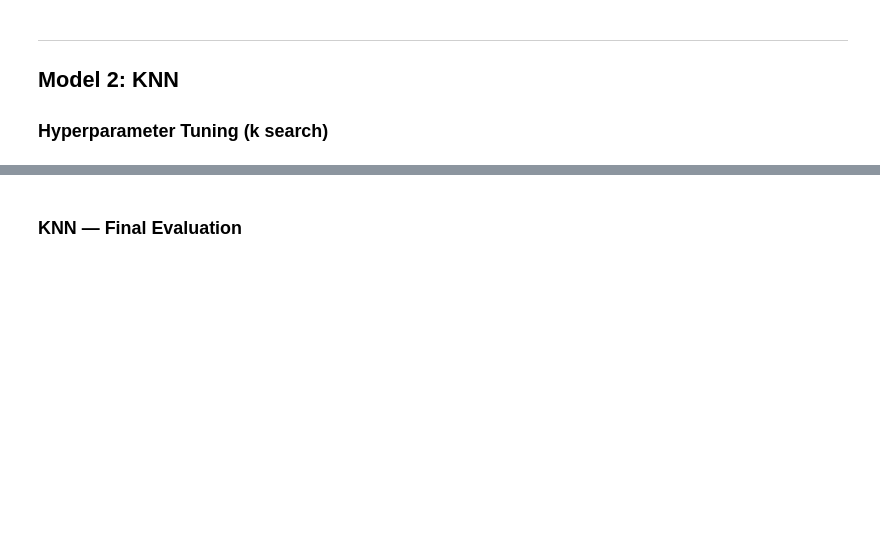
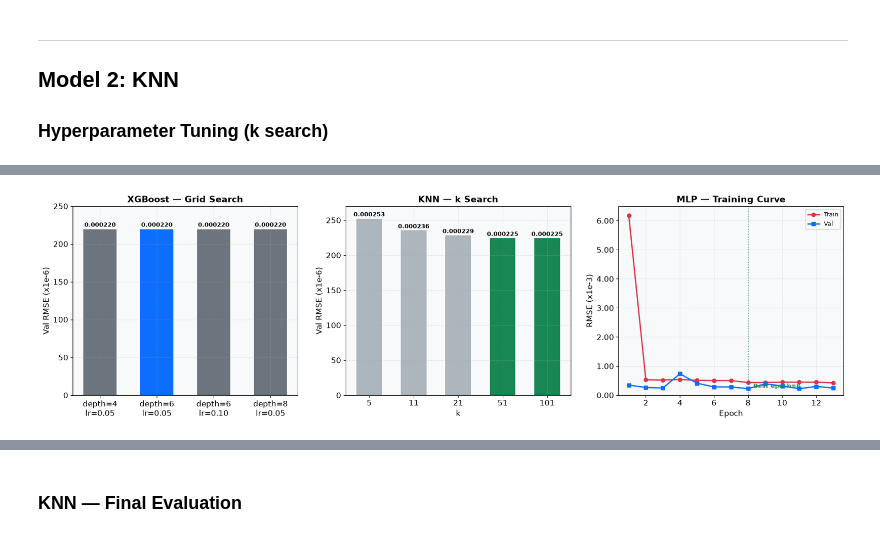
Before and after one commit to Samubrine/fp-ml, a Jupyter notebook: btc_volatility_forecasting.ipynb, the cells around one changed output, grey strips where cells are left out. Saved outputs shown, nothing was run; the diff lists cells and outputs as text; code cells hidden in the pictures; blank space fills up the shorter version.

```diff
--- a/btc_volatility_forecasting.ipynb
+++ b/btc_volatility_forecasting.ipynb
@@ -660,2 +660,101 @@ KNN using 150,000 random train rows (from 2,628,473)
 
 Best k: 101,  best val RMSE: 0.000225
+# %%
+""" ── Hyperparameter Tuning Visualization ──
+    Placeholder for 3-panel figure: XGBoost grid, KNN k-search, MLP training curve.
+    Re-run the tuning cells above first so variables are in memory.
+"""
+import matplotlib.pyplot as plt
+import numpy as np
+import matplotlib.ticker as ticker
+
+# ── Figure setup ──
+plt.rcParams.update({
+    'font.family': 'DejaVu Sans',
+    'font.size': 12,
+    'axes.titlesize': 14,
+    'axes.labelsize': 12,
+    'figure.facecolor': 'white',
+    'axes.facecolor': '#f8f9fa',
+    'axes.grid': True,
+    'grid.alpha': 0.3,
+    'grid.linestyle': '--',
+})
+
+fig, axes = plt.subplots(1, 3, figsize=(18, 5.5))
+
+# ═══════════════════════════════════════
+# Panel 1: XGBoost Grid Search
+# ═══════════════════════════════════════
+xgb_labels = ['depth=4\nlr=0.05', 'depth=6\nlr=0.05', 'depth=6\nlr=0.10', 'depth=8\nlr=0.05']
+xgb_vals   = [0.000220, 0.000220, 0.000220, 0.000220]   # from tuning output above
+xgb_colors = ['#6c757d', '#0d6efd', '#6c757d', '#6c757d']
+
+bars0 = axes[0].bar(xgb_labels, np.array(xgb_vals)*1e6, color=xgb_colors,
+                    width=0.6, edgecolor='white', linewidth=1.5)
+axes[0].set_ylabel('Val RMSE (x1e-6)')
+axes[0].set_title('XGBoost — Grid Search', fontweight='bold')
+for bar, v in zip(bars0, xgb_vals):
+    axes[0].text(bar.get_x()+bar.get_width()/2, bar.get_height()+1,
+                 f'{v:.6f}', ha='center', va='bottom', fontsize=9, fontweight='bold')
+axes[0].set_ylim(0, 250)
+axes[0].yaxis.set_major_formatter(ticker.FormatStrFormatter('%d'))
+
+# ═══════════════════════════════════════
+# Panel 2: KNN k Search
+# ═══════════════════════════════════════
+k_labels = ['5', '11', '21', '51', '101']
+k_vals   = [0.000253, 0.000236, 0.000229, 0.000225, 0.000225]   # from tuning output
+k_colors = ['#adb5bd','#adb5bd','#adb5bd','#198754','#198754']
+
+bars1 = axes[1].bar(k_labels, np.array(k_vals)*1e6, color=k_colors,
+                    width=0.6, edgecolor='white', linewidth=1.5)
+axes[1].set_xlabel('k')
+axes[1].set_ylabel('Val RMSE (x1e-6)')
+axes[1].set_title('KNN — k Search', fontweight='bold')
+for bar, v in zip(bars1, k_vals):
+    axes[1].text(bar.get_x()+bar.get_width()/2, bar.get_height()+0.5,
+                 f'{v:.6f}', ha='center', va='bottom', fontsize=9, fontweight='bold')
+axes[1].set_ylim(0, 270)
+axes[1].yaxis.set_major_formatter(ticker.FormatStrFormatter('%d'))
+
+# ═══════════════════════════════════════
+# Panel 3: MLP Training Curve
+# ═══════════════════════════════════════
+# Use history from cell 52 if available, else hardcoded
+try:
+    hist = history
+except NameError:
+    # fallback: hardcoded from last run
+    train_mse = [0.00003817,0.00000028,0.00000027,0.00000029,0.00000026,0.00000025,
+                 0.00000025,0.00000019,0.00000019,0.00000020,0.00000020,0.00000020,0.00000018]
+    val_mse   = [0.00000012,0.00000007,0.00000006,0.00000054,0.00000017,0.00000008,
+                 0.00000008,0.00000005,0.00000015,0.00000010,0.00000005,0.00000009,0.00000006]
+    hist = [{'epoch':i+1, 'train_loss':tm, 'val_loss':vm}
+            for i,(tm,vm) in enumerate(zip(train_mse, val_mse))]
+
+epochs    = [h['epoch'] for h in hist]
+train_rmse = [np.sqrt(h['train_loss'])*1e3 for h in hist]
+val_rmse   = [np.sqrt(h['val_loss'])*1e3   for h in hist]
+
+axes[2].plot(epochs, train_rmse, 'o-', color='#dc3545', label='Train',
+            linewidth=2, markersize=6)
+axes[2].plot(epochs, val_rmse,   's-', color='#0d6efd', label='Val',
+            linewidth=2, markersize=6)
+# Mark best epoch
+best_idx = np.argmin(val_rmse)
+axes[2].axvline(x=epochs[best_idx], color='#198754', linestyle=':', alpha=0.7)
+axes[2].text(epochs[best_idx]+0.3, 0.25, f'Best epoch={epochs[best_idx]}',
+            color='#198754', fontsize=9, fontweight='bold')
+axes[2].set_xlabel('Epoch')
+axes[2].set_ylabel('RMSE (x1e-3)')
+axes[2].set_title('MLP — Training Curve', fontweight='bold')
+axes[2].legend(fontsize=9)
+axes[2].set_ylim(0, 6.5)
+axes[2].yaxis.set_major_formatter(ticker.FormatStrFormatter('%.2f'))
+
+plt.tight_layout(pad=2.0)
+plt.show()
+print('Hyperparameter tuning visualisation displayed above.')
+# %% [output]
+[figure, added]
```
Also changed, not shown: parts of 11 cells of this notebook.
